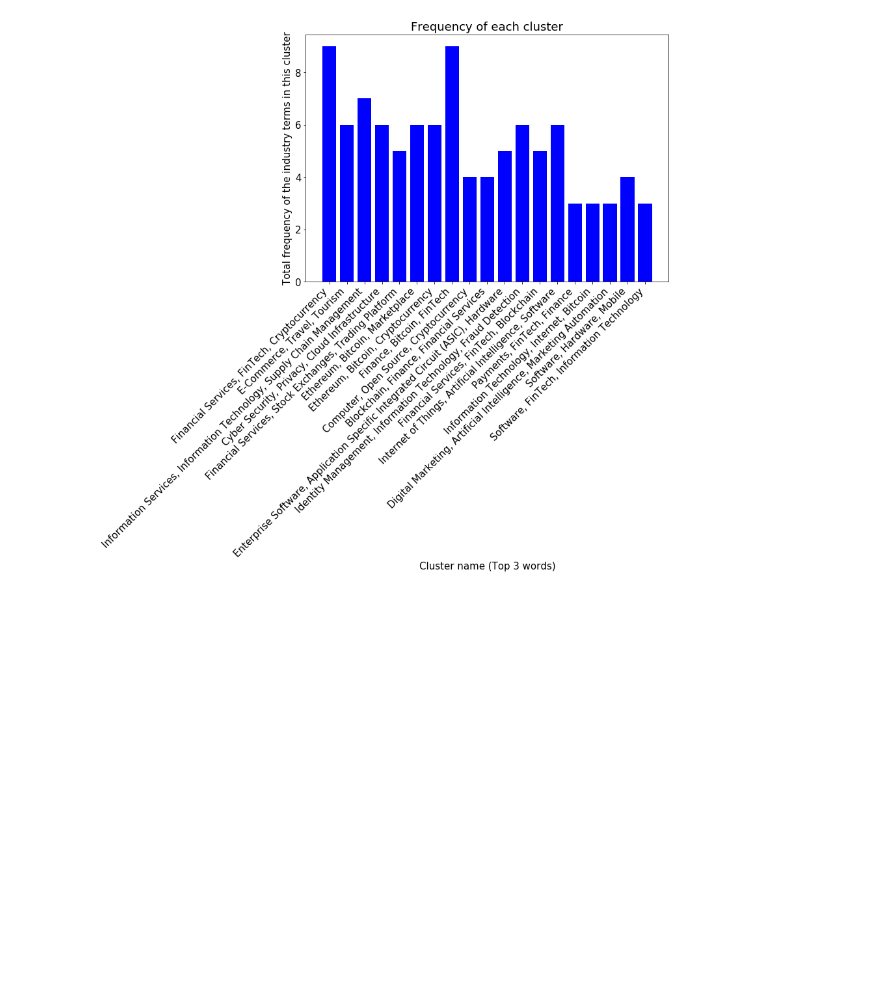
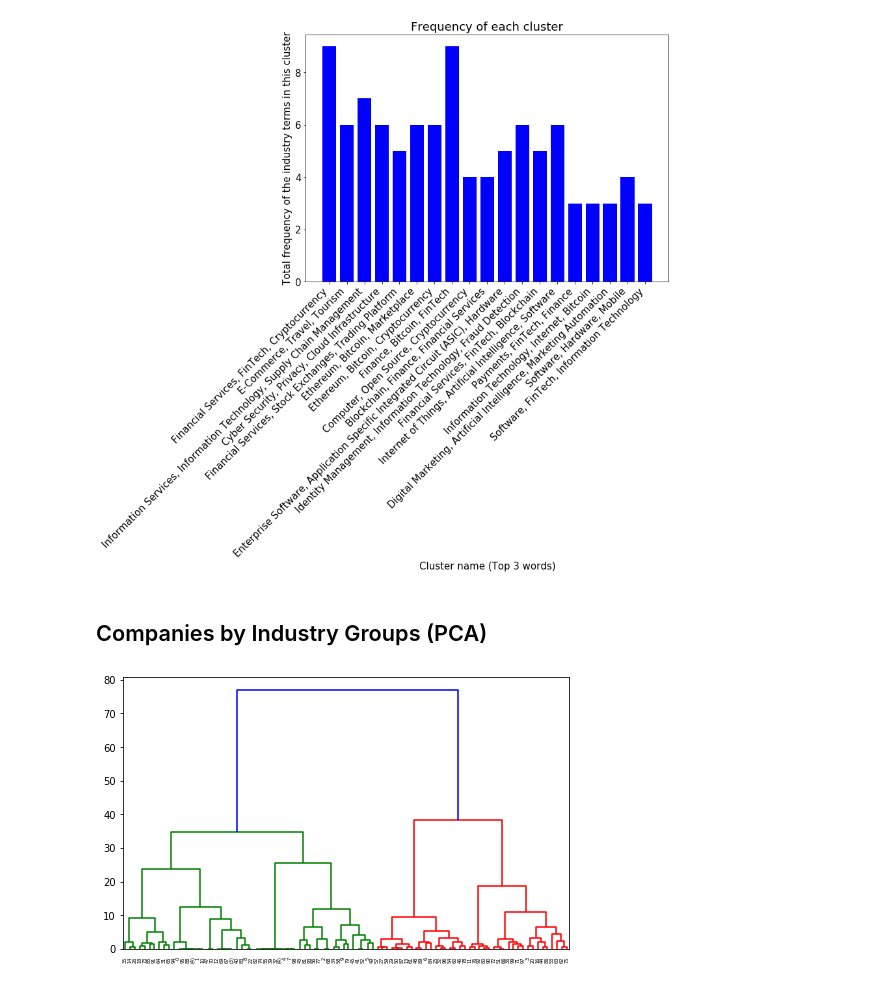
Before and after one commit to sdsc-blocklab/Blockchain-Market-Evolution, a Jupyter notebook: Visualizations.ipynb, the cells around one changed output. Saved outputs shown, nothing was run; the diff lists cells and outputs as text; code cells hidden in the pictures; blank space fills up the shorter version.

```diff
--- a/Visualizations.ipynb
+++ b/Visualizations.ipynb
@@ -978,3 +983,12 @@ Software, FinTech, Information Technology, Cloud Computing, Blockchain, Cryptocu
 get_industry_counts_in_clusters(document_vectors, clusters, vectorizer.get_feature_names(), 20, width=10, height=7)
 # %% [output]
 [figure]
+# %% [markdown]
+## Companies by Industry Groups (PCA)
+# %%
+choice='PCA'
+
+document_vectors, vectorizer, labels = vectorize('Industry Groups', chosen_indexes=range(100))
+X = dimensionality_reduction(document_vectors, choice=choice)
+# %% [output]
+[figure, added]
```
Also changed, not shown: parts of 6 cells of this notebook.
